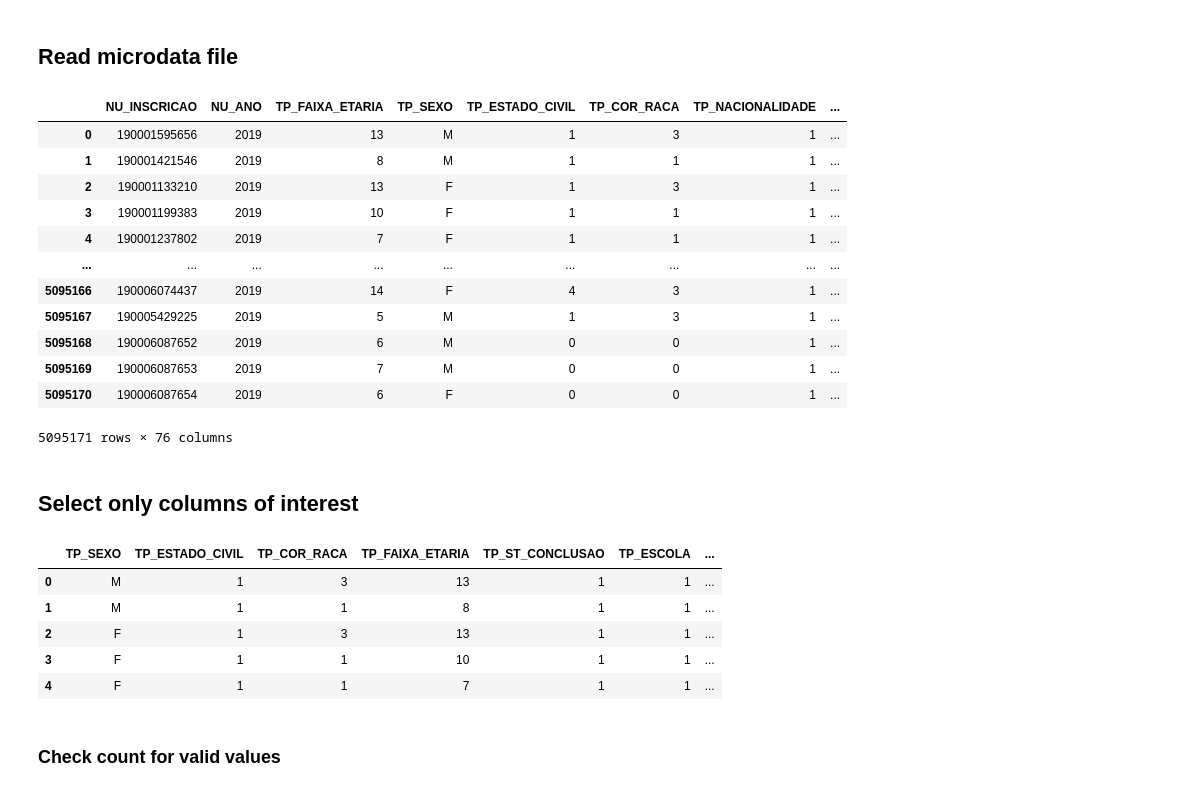
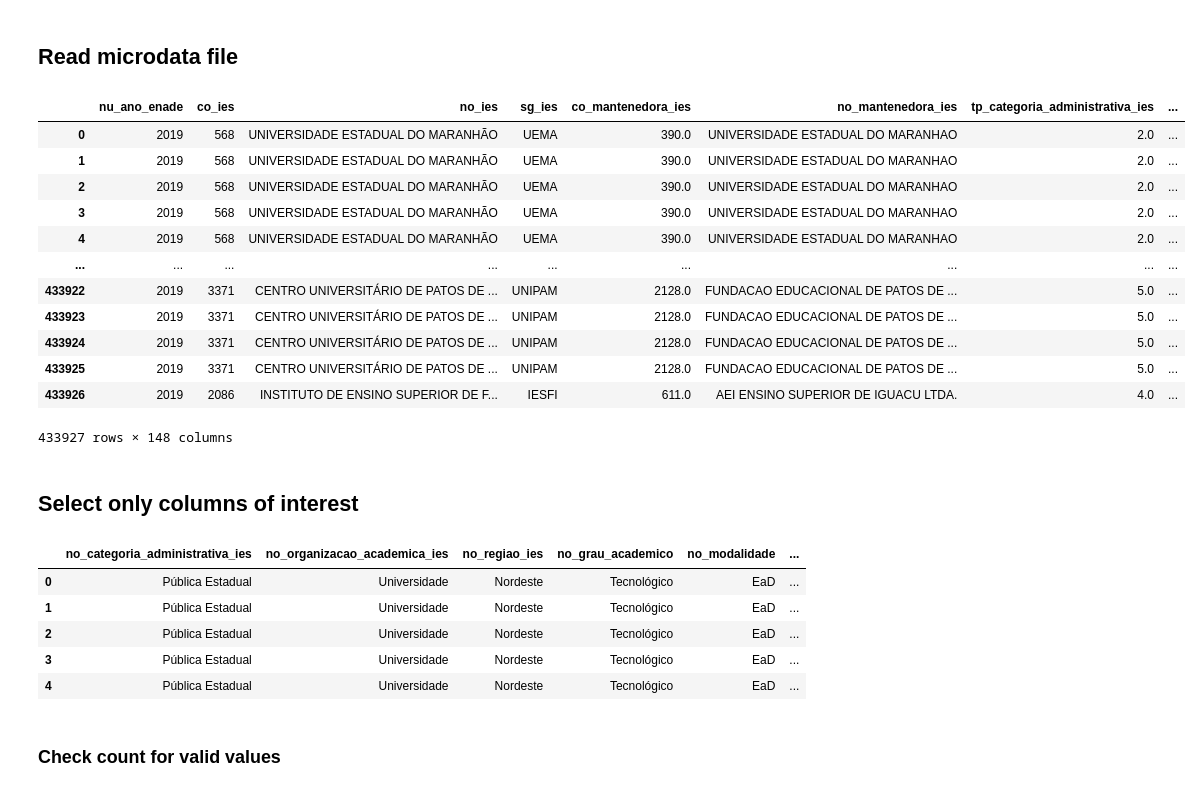
Before and after one commit to kazuhirodk/enem-data-mining, a Jupyter notebook: enade/analysis/analysis-2019.ipynb, the cells around one changed output. Saved outputs shown, nothing was run; the diff lists cells and outputs as text; code cells hidden in the pictures.

Commit message:
feat: add enade analysis files

```diff
--- a/enade/analysis/analysis-2019.ipynb
+++ b/enade/analysis/analysis-2019.ipynb
@@ -8,57 +8,58 @@ from apyori import apriori
 # %% [markdown]
 ## Read microdata file
 # %%
-data = pd.read_csv('../microdata/microdata-enem-2019.csv', sep=';', encoding='ISO-8859-1')
+data = pd.read_csv('../microdata/microdata-enade-2019.csv', sep=';', encoding='ISO-8859-1', low_memory=False)
 data
 # %% [output]
-|  | NU_INSCRICAO | NU_ANO | TP_FAIXA_ETARIA | TP_SEXO | TP_ESTADO_CIVIL | TP_COR_RACA | TP_NACIONALIDADE | ... |
-| 0 | 190001595656 | 2019 | 13 | M | 1 | 3 | 1 | ... |
-| 1 | 190001421546 | 2019 | 8 | M | 1 | 1 | 1 | ... |
-| 2 | 190001133210 | 2019 | 13 | F | 1 | 3 | 1 | ... |
-| 3 | 190001199383 | 2019 | 10 | F | 1 | 1 | 1 | ... |
-| 4 | 190001237802 | 2019 | 7 | F | 1 | 1 | 1 | ... |
+|  | nu_ano_enade | co_ies | no_ies | sg_ies | co_mantenedora_ies | no_mantenedora_ies | tp_categoria_administrativa_ies | ... |
+| 0 | 2019 | 568 | UNIVERSIDADE ESTADUAL DO MARANHÃO | UEMA | 390.0 | UNIVERSIDADE ESTADUAL DO MARANHAO | 2.0 | ... |
+| 1 | 2019 | 568 | UNIVERSIDADE ESTADUAL DO MARANHÃO | UEMA | 390.0 | UNIVERSIDADE ESTADUAL DO MARANHAO | 2.0 | ... |
+| 2 | 2019 | 568 | UNIVERSIDADE ESTADUAL DO MARANHÃO | UEMA | 390.0 | UNIVERSIDADE ESTADUAL DO MARANHAO | 2.0 | ... |
+| 3 | 2019 | 568 | UNIVERSIDADE ESTADUAL DO MARANHÃO | UEMA | 390.0 | UNIVERSIDADE ESTADUAL DO MARANHAO | 2.0 | ... |
+| 4 | 2019 | 568 | UNIVERSIDADE ESTADUAL DO MARANHÃO | UEMA | 390.0 | UNIVERSIDADE ESTADUAL DO MARANHAO | 2.0 | ... |
 | ... | ... | ... | ... | ... | ... | ... | ... | ... |
-| 5095166 | 190006074437 | 2019 | 14 | F | 4 | 3 | 1 | ... |
-| 5095167 | 190005429225 | 2019 | 5 | M | 1 | 3 | 1 | ... |
-| 5095168 | 190006087652 | 2019 | 6 | M | 0 | 0 | 1 | ... |
-| 5095169 | 190006087653 | 2019 | 7 | M | 0 | 0 | 1 | ... |
-| 5095170 | 190006087654 | 2019 | 6 | F | 0 | 0 | 1 | ... |
+| 433922 | 2019 | 3371 | CENTRO UNIVERSITÁRIO DE PATOS DE ... | UNIPAM | 2128.0 | FUNDACAO EDUCACIONAL DE PATOS DE ... | 5.0 | ... |
+| 433923 | 2019 | 3371 | CENTRO UNIVERSITÁRIO DE PATOS DE ... | UNIPAM | 2128.0 | FUNDACAO EDUCACIONAL DE PATOS DE ... | 5.0 | ... |
+| 433924 | 2019 | 3371 | CENTRO UNIVERSITÁRIO DE PATOS DE ... | UNIPAM | 2128.0 | FUNDACAO EDUCACIONAL DE PATOS DE ... | 5.0 | ... |
+| 433925 | 2019 | 3371 | CENTRO UNIVERSITÁRIO DE PATOS DE ... | UNIPAM | 2128.0 | FUNDACAO EDUCACIONAL DE PATOS DE ... | 5.0 | ... |
+| 433926 | 2019 | 2086 | INSTITUTO DE ENSINO SUPERIOR DE F... | IESFI | 611.0 | AEI ENSINO SUPERIOR DE IGUACU LTDA. | 4.0 | ... |
-5095171 rows × 76 columns
+433927 rows × 148 columns
 # %% [markdown]
 ## Select only columns of interest
 # %%
 interest_columns = [
-    'TP_SEXO',
-    'TP_ESTADO_CIVIL',
-    'TP_COR_RACA',
-    'TP_FAIXA_ETARIA',
-    'TP_ST_CONCLUSAO',
-    'TP_ESCOLA',
-    'TP_DEPENDENCIA_ADM_ESC',
-    'SG_UF_PROVA',
-    'NU_NOTA_CN',
-    'NU_NOTA_CH',
-    'NU_NOTA_LC',
-    'NU_NOTA_MT',
-    'NU_NOTA_REDACAO',
-    'Q001',
-    'Q002',
-    'Q006',
-    'Q022',
-    'Q024',
-    'Q025'
+    'no_categoria_administrativa_ies',
+    'no_organizacao_academica_ies',
+    'no_regiao_ies',
+    'no_grau_academico',
+    'no_modalidade',
+    'faixa_etaria',
+    'tp_sexo',
+    'no_pres',
+    'nt_ger',
+    'q1', # Estado civil
+    'q2', # Cor ou raça
+    'q4', # Escolaridade do pai
+    'q5', # Escolaridade da mãe
+    'q8', # Renda total da família
+    'q9', # Situação financeira
+    'q10', # Situação de trabalho
+    'q15', # Entrou por alguma política afirmativa?
+    'q17', # Em que tipo de escola cursou o EM?
+    'q21', # Alguém da família concluiu ensino superior?
+    'q58', # Docentes utilizaram TICs como estratégia de ensino?
 ]
 
 interest_data = data[interest_columns]
 
 interest_data.head()
 # %% [output]
-|  | TP_SEXO | TP_ESTADO_CIVIL | TP_COR_RACA | TP_FAIXA_ETARIA | TP_ST_CONCLUSAO | TP_ESCOLA | ... |
-| 0 | M | 1 | 3 | 13 | 1 | 1 | ... |
-| 1 | M | 1 | 1 | 8 | 1 | 1 | ... |
-| 2 | F | 1 | 3 | 13 | 1 | 1 | ... |
-| 3 | F | 1 | 1 | 10 | 1 | 1 | ... |
-| 4 | F | 1 | 1 | 7 | 1 | 1 | ... |
+|  | no_categoria_administrativa_ies | no_organizacao_academica_ies | no_regiao_ies | no_grau_academico | no_modalidade | ... |
+| 0 | Pública Estadual | Universidade | Nordeste | Tecnológico | EaD | ... |
+| 1 | Pública Estadual | Universidade | Nordeste | Tecnológico | EaD | ... |
+| 2 | Pública Estadual | Universidade | Nordeste | Tecnológico | EaD | ... |
+| 3 | Pública Estadual | Universidade | Nordeste | Tecnológico | EaD | ... |
+| 4 | Pública Estadual | Universidade | Nordeste | Tecnológico | EaD | ... |
 # %% [markdown]
 ### Check count for valid values
 # %%
```
Also changed, not shown: parts of 45 cells of this notebook, 6 other files.
